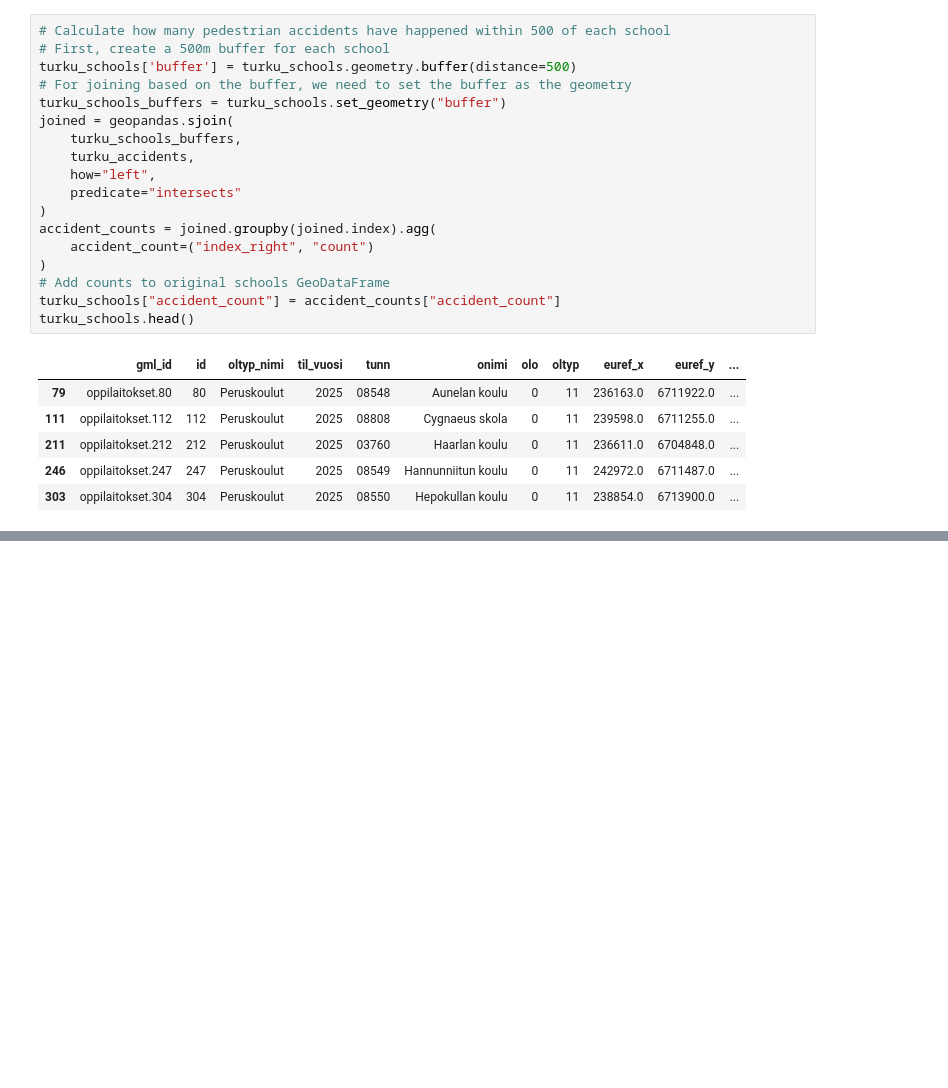
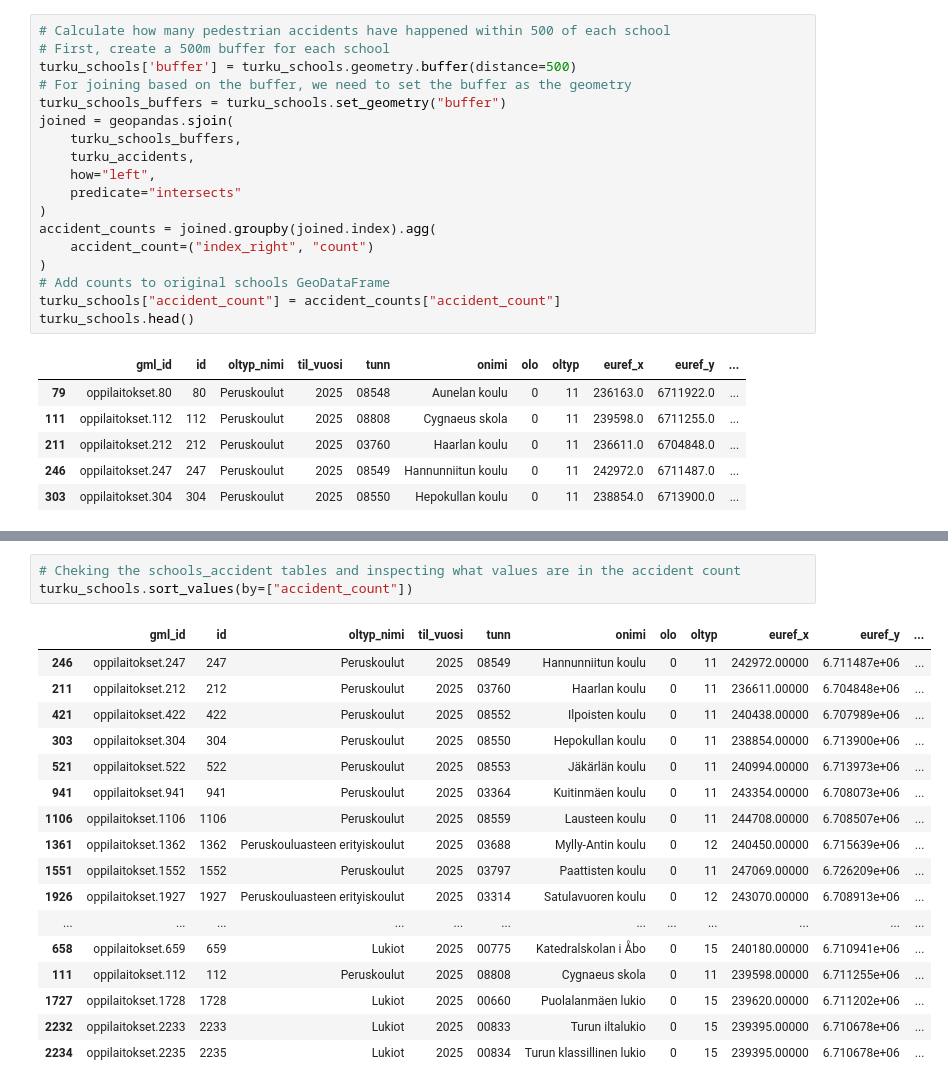
Before and after one commit to lasain/excercise-5-oma, a Jupyter notebook: Exercise-5-problem-1.ipynb, the cells around one changed output, grey strips where cells are left out. Drawn from its saved outputs; the diff is of its cells as text; blank space fills up the shorter version.

```diff
--- a/Exercise-5-problem-1.ipynb
+++ b/Exercise-5-problem-1.ipynb
@@ -256,0 +211,21 @@ ax.set_ylim(miny, maxy)
+# %%
+# Cheking the schools_accident tables and inspecting what values are in the accident count
+turku_schools.sort_values(by=["accident_count"])
+# %% [output]
+|  | gml_id | id | oltyp_nimi | til_vuosi | tunn | onimi | olo | oltyp | euref_x | euref_y | ... |
+| 246 | oppilaitokset.247 | 247 | Peruskoulut | 2025 | 08549 | Hannunniitun koulu | 0 | 11 | 242972.00000 | 6.711487e+06 | ... |
+| 211 | oppilaitokset.212 | 212 | Peruskoulut | 2025 | 03760 | Haarlan koulu | 0 | 11 | 236611.00000 | 6.704848e+06 | ... |
+| 421 | oppilaitokset.422 | 422 | Peruskoulut | 2025 | 08552 | Ilpoisten koulu | 0 | 11 | 240438.00000 | 6.707989e+06 | ... |
+| 303 | oppilaitokset.304 | 304 | Peruskoulut | 2025 | 08550 | Hepokullan koulu | 0 | 11 | 238854.00000 | 6.713900e+06 | ... |
+| 521 | oppilaitokset.522 | 522 | Peruskoulut | 2025 | 08553 | Jäkärlän koulu | 0 | 11 | 240994.00000 | 6.713973e+06 | ... |
+| 941 | oppilaitokset.941 | 941 | Peruskoulut | 2025 | 03364 | Kuitinmäen koulu | 0 | 11 | 243354.00000 | 6.708073e+06 | ... |
+| 1106 | oppilaitokset.1106 | 1106 | Peruskoulut | 2025 | 08559 | Lausteen koulu | 0 | 11 | 244708.00000 | 6.708507e+06 | ... |
+| 1361 | oppilaitokset.1362 | 1362 | Peruskouluasteen erityiskoulut | 2025 | 03688 | Mylly-Antin koulu | 0 | 12 | 240450.00000 | 6.715639e+06 | ... |
+| 1551 | oppilaitokset.1552 | 1552 | Peruskoulut | 2025 | 03797 | Paattisten koulu | 0 | 11 | 247069.00000 | 6.726209e+06 | ... |
+| 1926 | oppilaitokset.1927 | 1927 | Peruskouluasteen erityiskoulut | 2025 | 03314 | Satulavuoren koulu | 0 | 12 | 243070.00000 | 6.708913e+06 | ... |
+| ... | ... | ... | ... | ... | ... | ... | ... | ... | ... | ... | ... |
+| 658 | oppilaitokset.659 | 659 | Lukiot | 2025 | 00775 | Katedralskolan i Åbo | 0 | 15 | 240180.00000 | 6.710941e+06 | ... |
+| 111 | oppilaitokset.112 | 112 | Peruskoulut | 2025 | 08808 | Cygnaeus skola | 0 | 11 | 239598.00000 | 6.711255e+06 | ... |
+| 1727 | oppilaitokset.1728 | 1728 | Lukiot | 2025 | 00660 | Puolalanmäen lukio | 0 | 15 | 239620.00000 | 6.711202e+06 | ... |
+| 2232 | oppilaitokset.2233 | 2233 | Lukiot | 2025 | 00833 | Turun iltalukio | 0 | 15 | 239395.00000 | 6.710678e+06 | ... |
+| 2234 | oppilaitokset.2235 | 2235 | Lukiot | 2025 | 00834 | Turun klassillinen lukio | 0 | 15 | 239395.00000 | 6.710678e+06 | ... |
```
Also changed, not shown: parts of 9 cells of this notebook, 4 other files.
